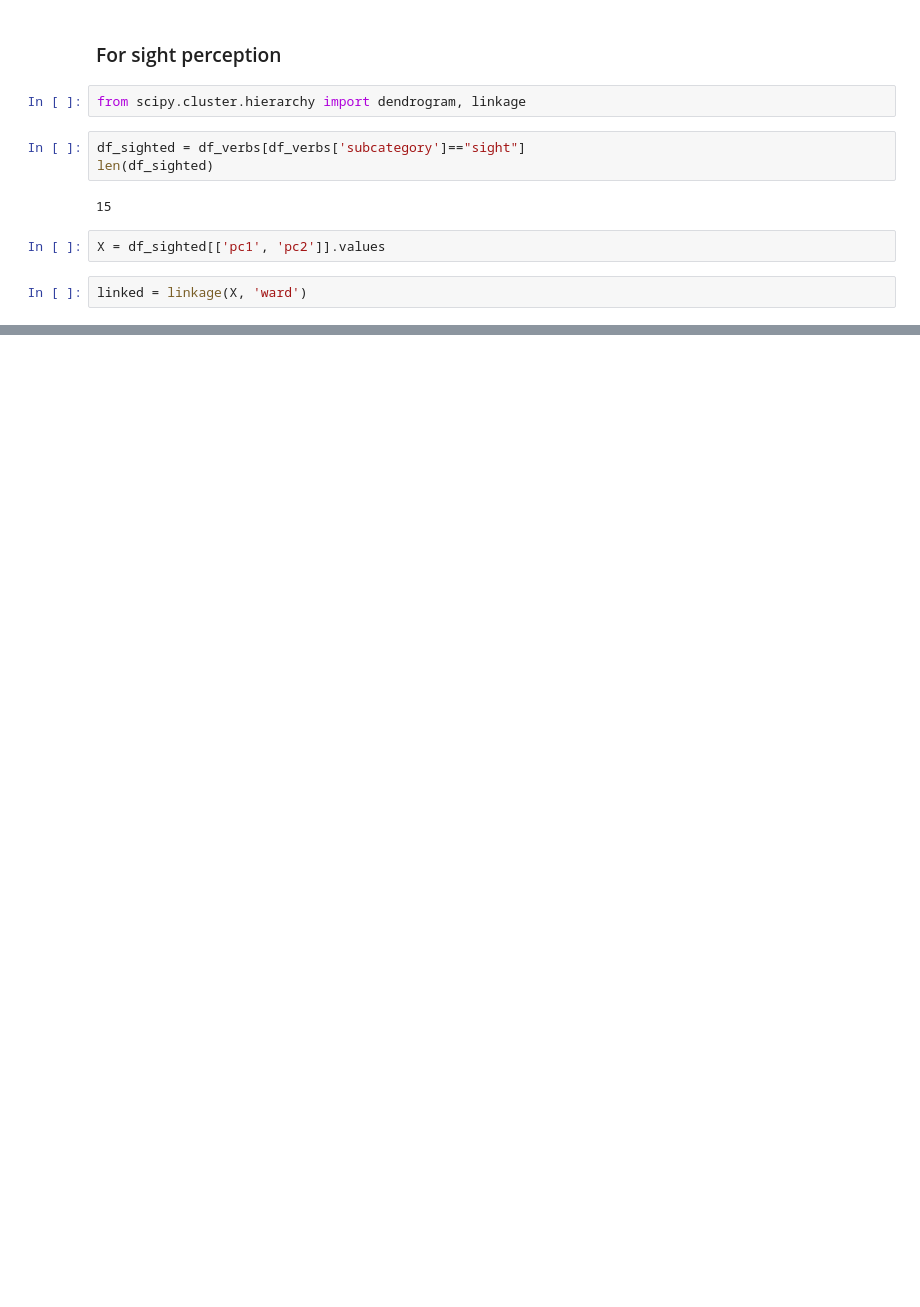
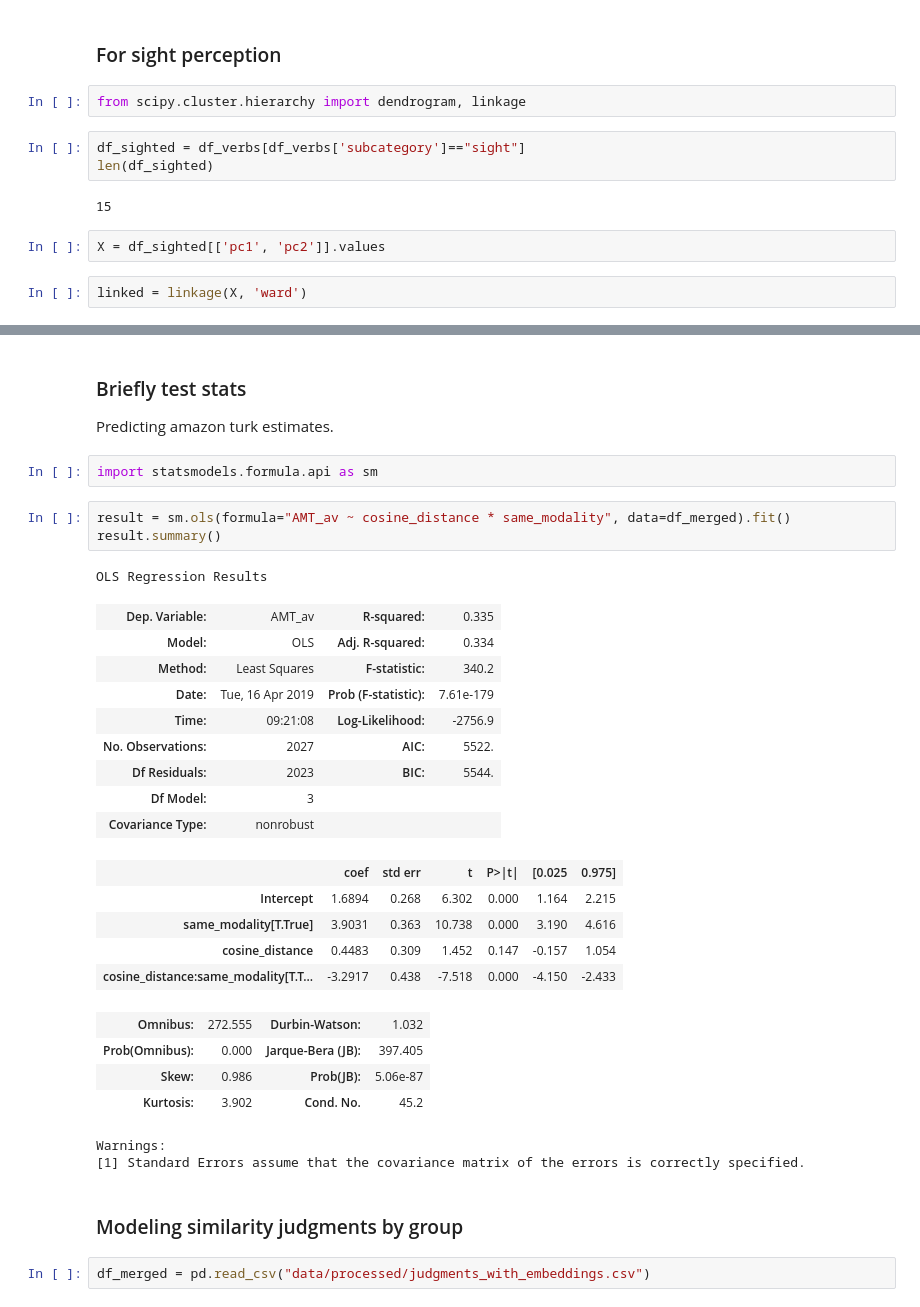
Before and after one commit to seantrott/abstract_concrete, a Jupyter notebook: exploring_embeddings_by_modality.ipynb, the cells around one changed output, grey strips where cells are left out. Saved outputs shown, nothing was run; the diff lists cells and outputs as text; blank space fills up the shorter version.

```diff
--- a/exploring_embeddings_by_modality.ipynb
+++ b/exploring_embeddings_by_modality.ipynb
@@ -121,0 +229,35 @@ dendrogram(linked,
+# %% [markdown]
+### Briefly test stats
+
+Predicting amazon turk estimates.
+# %%
+import statsmodels.formula.api as sm
+# %%
+result = sm.ols(formula="AMT_av ~ cosine_distance * same_modality", data=df_merged).fit()
+result.summary()
+# %% [output]
+OLS Regression Results
+| Dep. Variable: | AMT_av | R-squared: | 0.335 |
+| Model: | OLS | Adj. R-squared: | 0.334 |
+| Method: | Least Squares | F-statistic: | 340.2 |
+| Date: | Tue, 16 Apr 2019 | Prob (F-statistic): | 7.61e-179 |
+| Time: | 09:21:08 | Log-Likelihood: | -2756.9 |
+| No. Observations: | 2027 | AIC: | 5522. |
+| Df Residuals: | 2023 | BIC: | 5544. |
+| Df Model: | 3 |  |  |
+| Covariance Type: | nonrobust |  |  |
+|  | coef | std err | t | P>|t| | [0.025 | 0.975] |
+| Intercept | 1.6894 | 0.268 | 6.302 | 0.000 | 1.164 | 2.215 |
+| same_modality[T.True] | 3.9031 | 0.363 | 10.738 | 0.000 | 3.190 | 4.616 |
+| cosine_distance | 0.4483 | 0.309 | 1.452 | 0.147 | -0.157 | 1.054 |
+| cosine_distance:same_modality[T.T... | -3.2917 | 0.438 | -7.518 | 0.000 | -4.150 | -2.433 |
+| Omnibus: | 272.555 | Durbin-Watson: | 1.032 |
+| Prob(Omnibus): | 0.000 | Jarque-Bera (JB): | 397.405 |
+| Skew: | 0.986 | Prob(JB): | 5.06e-87 |
+| Kurtosis: | 3.902 | Cond. No. | 45.2 |
+Warnings:
+[1] Standard Errors assume that the covariance matrix of the errors is correctly specified.
+# %% [markdown]
+### Modeling similarity judgments by group
+# %%
+df_merged = pd.read_csv("data/processed/judgments_with_embeddings.csv")
```
Also changed, not shown: parts of 33 cells of this notebook.
